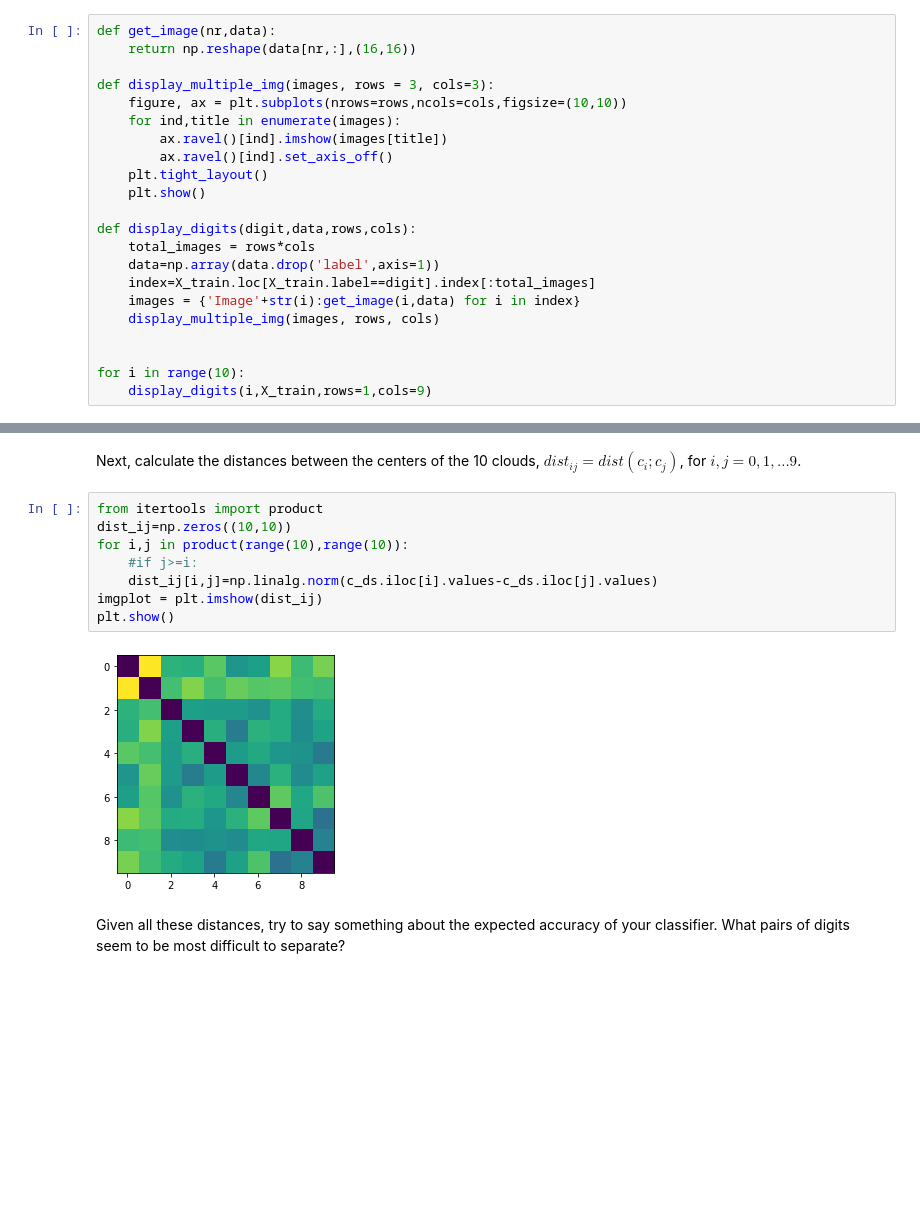
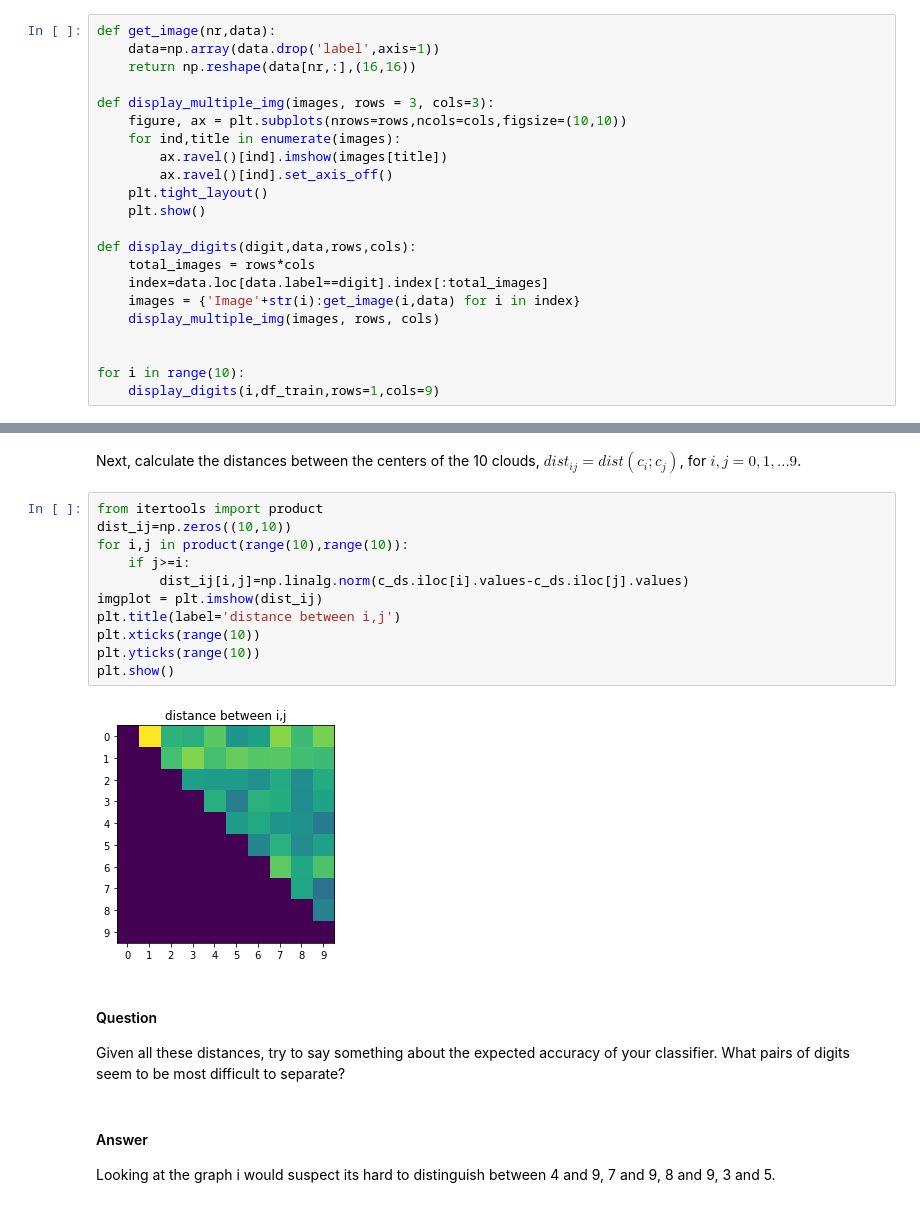
Before and after one commit to LaurensSchinkelshoek/IDL, a Jupyter notebook: assignment1/A1_JG_and_LJS.ipynb, the cells around one changed output, grey strips where cells are left out. Saved outputs shown, nothing was run; the diff lists cells and outputs as text; blank space fills up the shorter version.

```diff
--- a/assignment1/A1_JG_and_LJS.ipynb
+++ b/assignment1/A1_JG_and_LJS.ipynb
@@ -27,6 +40,7 @@ show_number(2,X_train)
 How big is the difference between numbers?
 # %%
 def get_image(nr,data):
+    data=np.array(data.drop('label',axis=1))
     return np.reshape(data[nr,:],(16,16))
 
 def display_multiple_img(images, rows = 3, cols=3):
@@ -39,14 +53,13 @@ def display_multiple_img(images, rows = 3, cols=3):
 
 def display_digits(digit,data,rows,cols):
     total_images = rows*cols
-    data=np.array(data.drop('label',axis=1))
-    index=X_train.loc[X_train.label==digit].index[:total_images]
+    index=data.loc[data.label==digit].index[:total_images]
     images = {'Image'+str(i):get_image(i,data) for i in index}
     display_multiple_img(images, rows, cols)
 
 
 for i in range(10):
-    display_digits(i,X_train,rows=1,cols=9)
+    display_digits(i,df_train,rows=1,cols=9)
 # %% [output]
 [figure]
 [figure]
@@ -83,13 +96,20 @@ $i,j = 0,1,...9$.
 # %%
 from itertools import product
 dist_ij=np.zeros((10,10))
 for i,j in product(range(10),range(10)):
-    #if j>=i:
-    dist_ij[i,j]=np.linalg.norm(c_ds.iloc[i].values-c_ds.iloc[j].values)
+    if j>=i:
+        dist_ij[i,j]=np.linalg.norm(c_ds.iloc[i].values-c_ds.iloc[j].values)
 imgplot = plt.imshow(dist_ij)
+plt.title(label='distance between i,j')
+plt.xticks(range(10))
+plt.yticks(range(10))
 plt.show()
 # %% [output]
-[figure, old version]
+[figure, new version]
 # %% [markdown]
+#### Question
 Given all these distances, try to say something about the expected accuracy of your
 classifier. What pairs of digits seem to be most difficult to separate?
+# %% [markdown]
+#### Answer
+Looking at the graph i would suspect its hard to distinguish between 4 and 9, 7 and 9, 8 and 9, 3 and 5.
```
Also changed, not shown: parts of 13 cells of this notebook.
